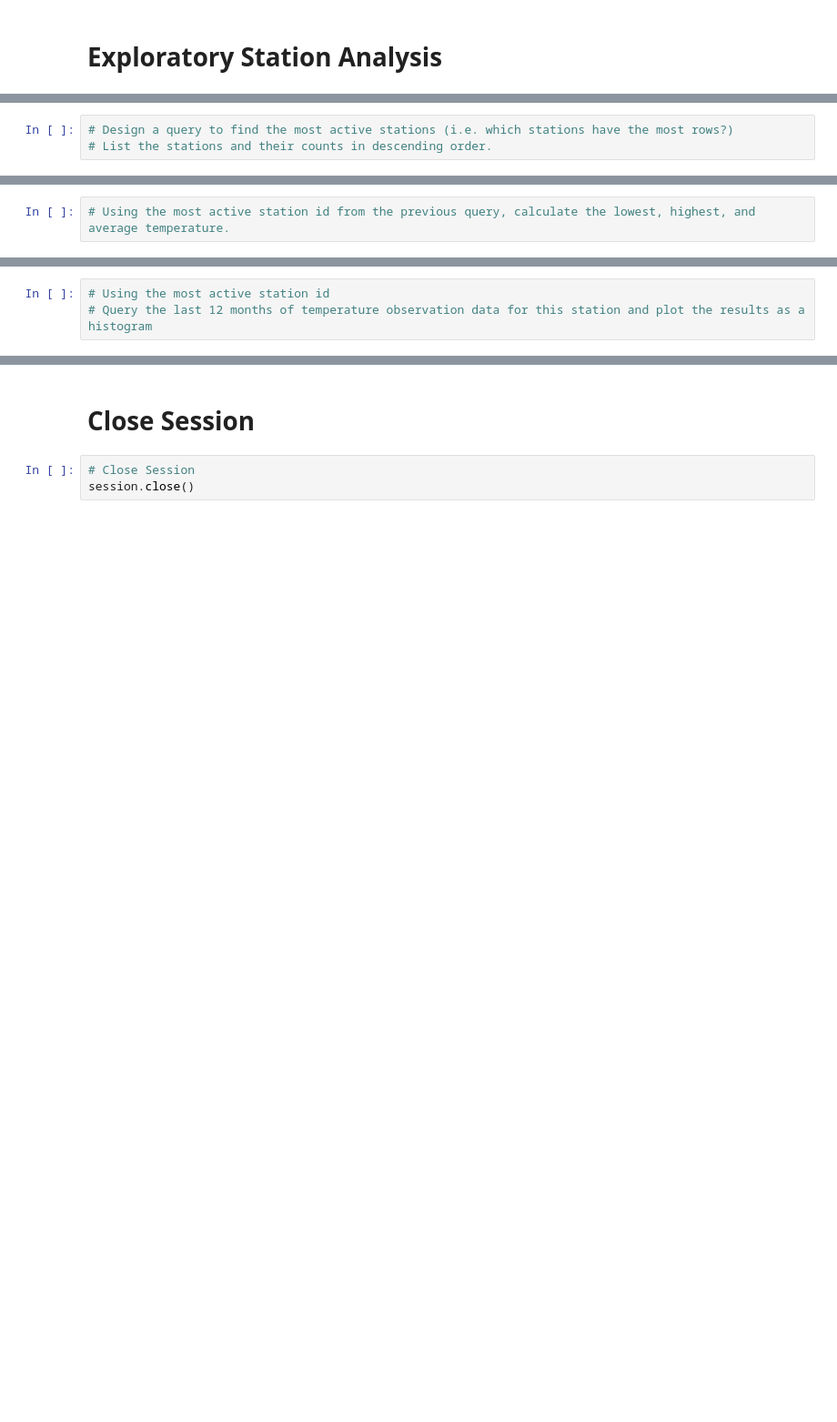
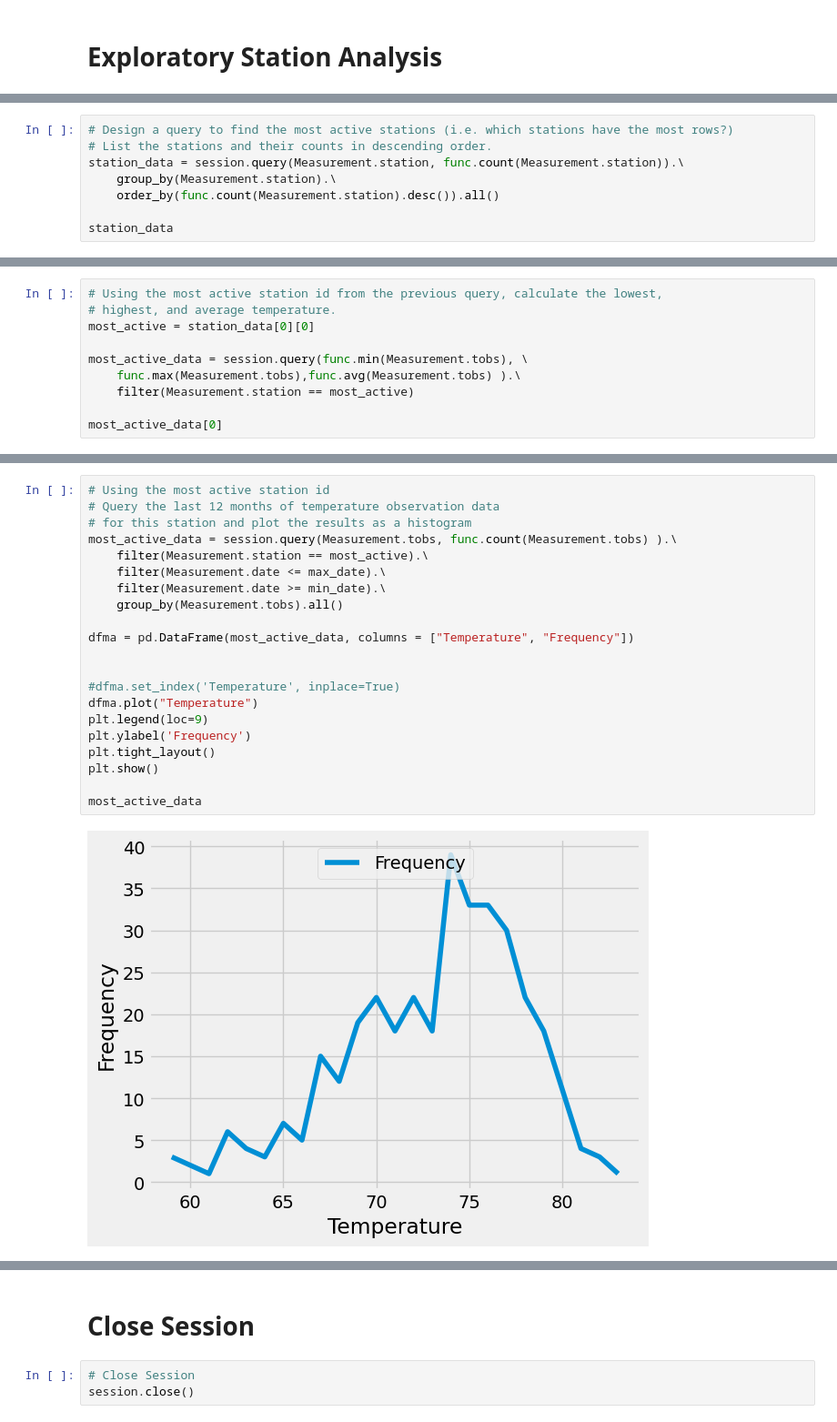
Before and after one commit to gmnzor/10-SQL-Alchemy, a Jupyter notebook: SurfsUp/climate_submission.ipynb, the cells around one changed output, grey strips where cells are left out. Shown at 91% size. Saved outputs shown, nothing was run; the diff lists cells and outputs as text; blank space fills up the shorter version.

Commit message:
To-do: Final Histogram

```diff
--- a/SurfsUp/climate_submission.ipynb
+++ b/SurfsUp/climate_submission.ipynb
@@ -84,3 +117,8 @@ plt.show()
 # %%
 # Design a query to find the most active stations (i.e. which stations have the most rows?)
 # List the stations and their counts in descending order.
+station_data = session.query(Measurement.station, func.count(Measurement.station)).\
+    group_by(Measurement.station).\
+    order_by(func.count(Measurement.station).desc()).all()
+
+station_data
@@ -87,2 +135,10 @@ plt.show()
 # %%
-# Using the most active station id from the previous query, calculate the lowest, highest, and average temperature.
+# Using the most active station id from the previous query, calculate the lowest,
+# highest, and average temperature.
+most_active = station_data[0][0]
+
+most_active_data = session.query(func.min(Measurement.tobs), \
+    func.max(Measurement.tobs),func.avg(Measurement.tobs) ).\
+    filter(Measurement.station == most_active)
+
+most_active_data[0]
@@ -89,3 +147,23 @@ plt.show()
 # %%
 # Using the most active station id
-# Query the last 12 months of temperature observation data for this station and plot the results as a histogram
+# Query the last 12 months of temperature observation data
+# for this station and plot the results as a histogram
+most_active_data = session.query(Measurement.tobs, func.count(Measurement.tobs) ).\
+    filter(Measurement.station == most_active).\
+    filter(Measurement.date <= max_date).\
+    filter(Measurement.date >= min_date).\
+    group_by(Measurement.tobs).all()
+
+dfma = pd.DataFrame(most_active_data, columns = ["Temperature", "Frequency"])
+
+
+#dfma.set_index('Temperature', inplace=True)
+dfma.plot("Temperature")
+plt.legend(loc=9)
+plt.ylabel('Frequency')
+plt.tight_layout()
+plt.show()
+
+most_active_data
+# %% [output]
+[figure, added]
```
Also changed, not shown: parts of 6 cells of this notebook.
